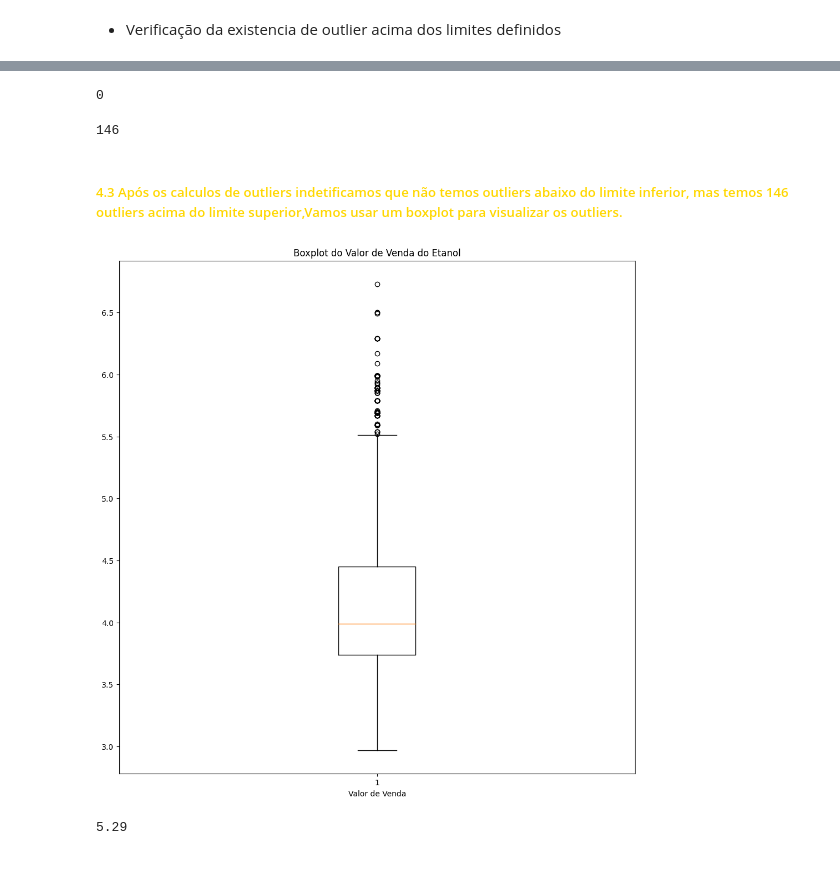
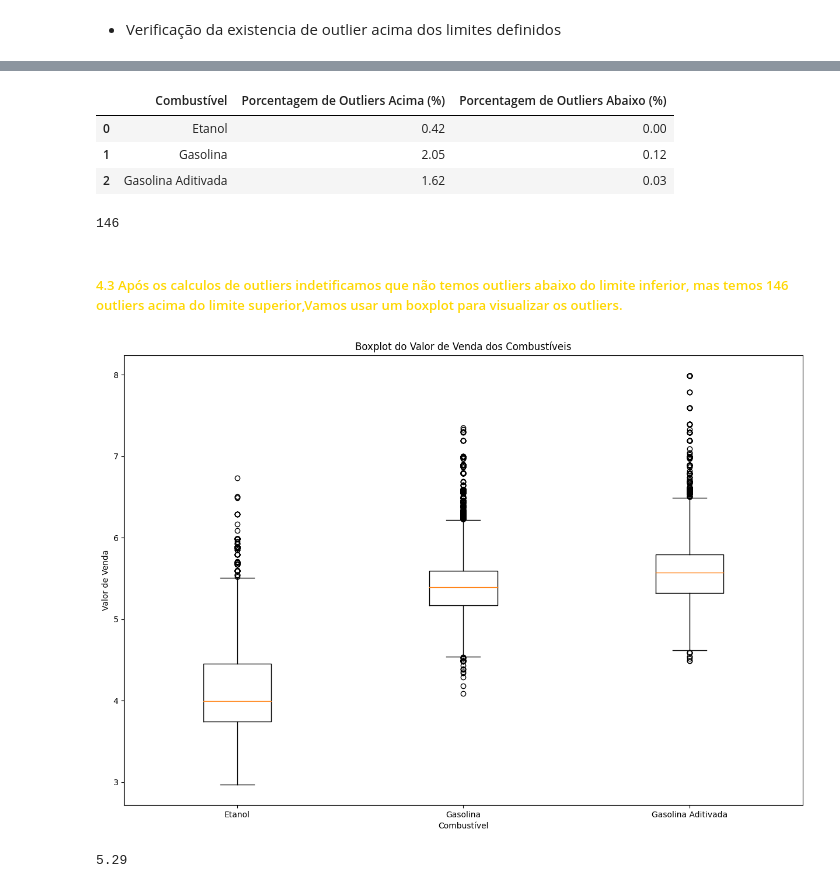
Before and after one commit to gideoni-santos/projeto-squad5-m4, a Jupyter notebook: Analise_combustiveis.ipynb, the cells around one changed output, grey strips where cells are left out. Cells and saved outputs as stored; diff of their text form; code cells hidden in the pictures.

Commit message:
Update Analise_combustiveis.ipynb
criacao dos limites de outliers e calculo da quantidade de outliers para cada combustivel, criacao do grafico boxplot demonstrando os outliers de cada

```diff
--- a/Analise_combustiveis.ipynb
+++ b/Analise_combustiveis.ipynb
@@ -138,0 +121,5 @@ etanol.sort_values(by='Valor de Venda').tail(132)
+# %%
+etanol = tabelas[(tabelas['Produto'] == 'ETANOL') ]
+gasolina = tabelas[(tabelas['Produto'] == 'GASOLINA') ]
+gasolina_adtivada = tabelas[(tabelas['Produto'] == 'GASOLINA ADITIVADA') ]
+etanol.sort_values(by='Valor de Venda').tail(132)
@@ -179,27 +292,59 @@ IQR.round(3),limite_outlier_inferior,limite_outlier_superior
+# %%
+porcentagem_acima_etanol = (quantidade_outliers_acima_etanol / len(etanol)) * 100
+porcentagem_abaixo_etanol = (quantidade_outliers_abaixo_etanol / len(etanol)) * 100
+
+porcentagem_acima_gasolina = (quantidade_outliers_acima_gasolina / len(gasolina)) * 100
+porcentagem_abaixo_gasolina = (quantidade_outliers_abaixo_gasolina / len(gasolina)) * 100
+
+porcentagem_acima_aditivada = (quantidade_outliers_acima_aditivada / len(gasolina_adtivada)) * 100
+porcentagem_abaixo_aditivada = (quantidade_outliers_abaixo_aditivada / len(gasolina_adtivada)) * 100
+
+# Dados
+dados = {
+    'Combustível': ['Etanol', 'Gasolina', 'Gasolina Aditivada'],
+    'Porcentagem de Outliers Acima (%)': [porcentagem_acima_etanol, porcentagem_acima_gasolina, porcentagem_acima_aditivada],
+    'Porcentagem de Outliers Abaixo (%)': [porcentagem_abaixo_etanol, porcentagem_abaixo_gasolina, porcentagem_abaixo_aditivada]
+}
+
+# Criar o DataFrame
+df_porcentagem_outliers = pd.DataFrame(dados)
+
+df_porcentagem_outliers.round(2)
+# %% [output]
+|  | Combustível | Porcentagem de Outliers Acima (%) | Porcentagem de Outliers Abaixo (%) |
+| 0 | Etanol | 0.42 | 0.00 |
+| 1 | Gasolina | 2.05 | 0.12 |
+| 2 | Gasolina Aditivada | 1.62 | 0.03 |
 # %%
-outliers_abaixo = etanol['Valor de Venda'] < limite_outlier_inferior
-quantidade_outliers_abaixo = outliers_abaixo.sum()
-quantidade_outliers_abaixo
+outliers_acima_etanol = etanol['Valor de Venda']>limite_outlier_superior_etanol
+quantidade_outliers_acima_etanol=outliers_acima_etanol.sum()
+quantidade_outliers_acima_etanol
 # %% [output]
-0
+146
-# %%
-outliers_acima = etanol['Valor de Venda']>limite_outlier_superior
-quantidade_outliers_acima=outliers_acima.sum()
-quantidade_outliers_acima
-# %% [output]
-146
 # %% [markdown]
 ##### <font color ='gold' >4.3 Após os calculos de outliers indetificamos que não temos outliers abaixo do limite inferior, mas temos 146 outliers acima do limite superior,Vamos usar um boxplot para visualizar os outliers.</font>
 # %%
-plt.figure(figsize=(12,12))  # Tamanho da figura
+import matplotlib.pyplot as plt
 
-# Criação do boxplot
-plt.boxplot(etanol['Valor de Venda'], vert=True)  # vert=False para um boxplot horizontal
-plt.title('Boxplot do Valor de Venda do Etanol')
-plt.xlabel('Valor de Venda')
+# Dados
+dados = [etanol['Valor de Venda'], gasolina['Valor de Venda'], gasolina_adtivada['Valor de Venda']]
+nomes_combustiveis = ['Etanol', 'Gasolina', 'Gasolina Aditivada']
+
+# Tamanho da figura
+plt.figure(figsize=(15, 10))
+
+# Criação do boxplot com outliers
+plt.boxplot(dados, vert=True, labels=nomes_combustiveis, showfliers=True)  # vert=False para um boxplot horizontal
+
+# Título e rótulos
+plt.title('Boxplot do Valor de Venda dos Combustíveis')
+plt.xlabel('Combustível')
+plt.ylabel('Valor de Venda')
+
+# Mostrar o gráfico
 plt.show()
 # %% [output]
-[figure, old version]
+[figure, new version]
 # %%
 etanol['Valor de Venda'].quantile(.99)
 # %% [output]
```
Also changed, not shown: parts of 15 cells of this notebook.
